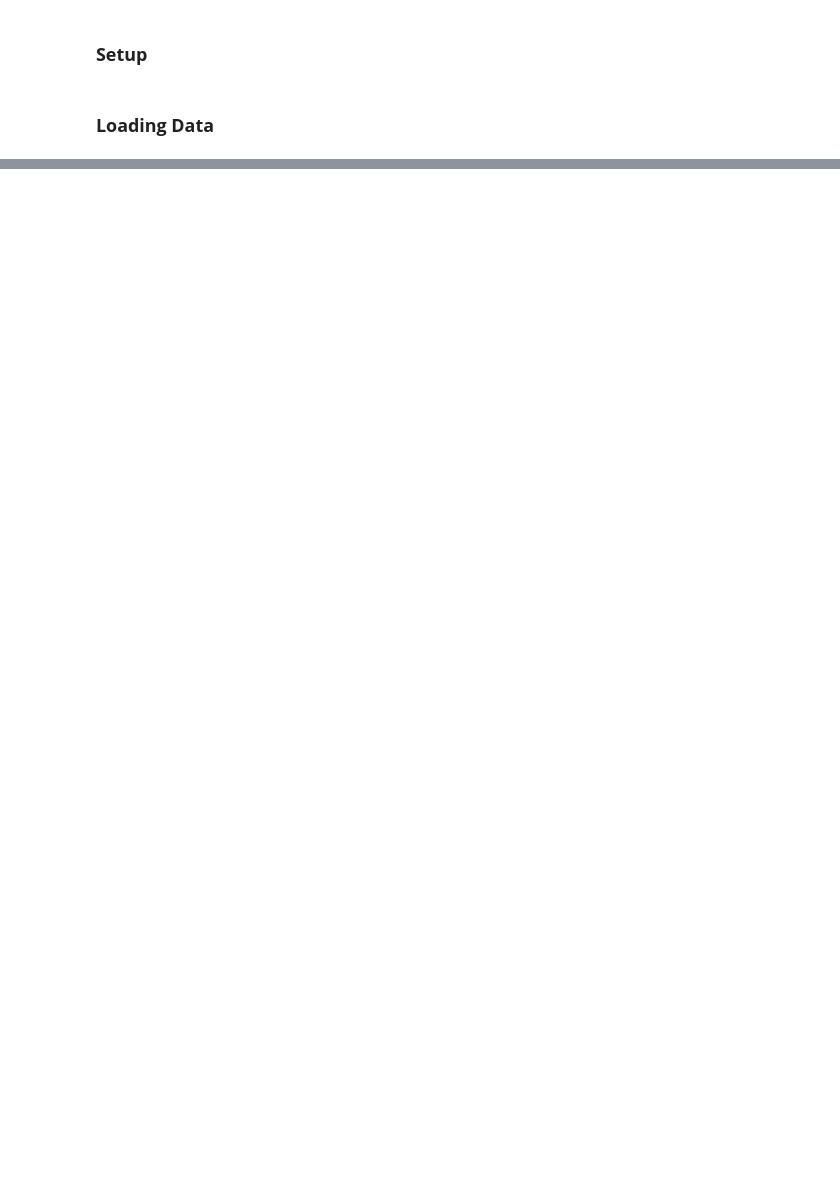
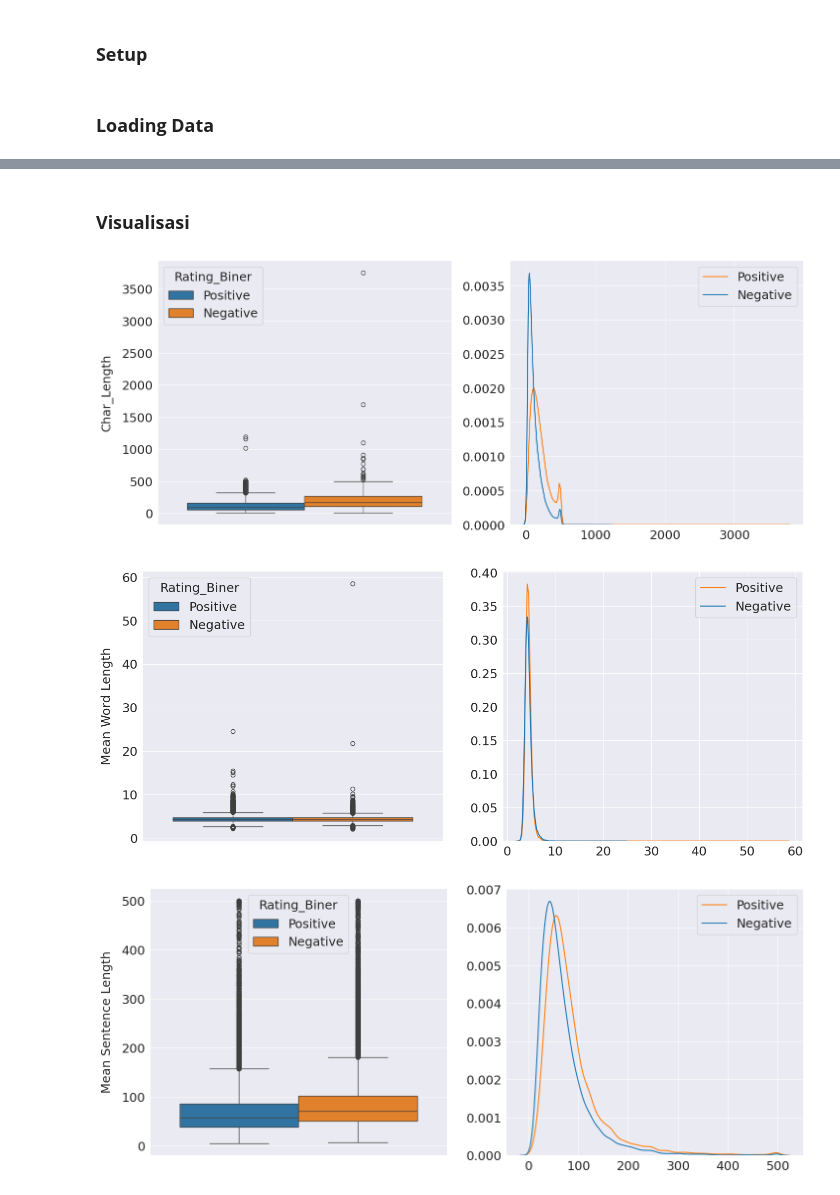
Before and after one commit to firarru/NLP-Spotify-Review, a Jupyter notebook: NLP_Spotify_Reviews.ipynb, the cells around one changed output, grey strips where cells are left out. Cells and saved outputs as stored; diff of their text form; code cells hidden in the pictures; blank space fills up the shorter version.

```diff
--- a/NLP_Spotify_Reviews.ipynb
+++ b/NLP_Spotify_Reviews.ipynb
@@ -29,0 +140,3 @@ plt.rcParams['font.size'] = 18
+# %%
+df['Word_Count'] = df['Review'].apply(word_count)
+df.head(5)
@@ -29,0 +153,3 @@ plt.rcParams['font.size'] = 18
+# %%
+df['Mean Word Length'] = df['Review'].map(lambda rev: np.mean([len(word) for word in rev.split()]))
+df.head(5)
@@ -29,0 +176,3 @@ plt.rcParams['font.size'] = 18
+# %%
+df['Mean Sentence Length'] = df['Review'].map(lambda rev: np.mean([len(sent) for sent in tokenize.sent_tokenize(rev)]))
+df.head(5)
@@ -29,0 +187,40 @@ plt.rcParams['font.size'] = 18
+# %% [markdown]
+### **Visualisasi**
+# %%
+def visualize_rating_biner(col):
+
+    print()
+    plt.subplot(1,2,1)
+    sns.boxplot(y=df[col], hue=df['Rating_Biner'])
+    plt.ylabel(col, labelpad=12.5)
+
+    plt.subplot(1,2,2)
+    sns.kdeplot(data=df, x=col, hue='Rating_Biner', fill=False)
+    plt.legend(df['Rating_Biner'].unique())
+    plt.xlabel('')
+    plt.ylabel('')
+
+    plt.show()
+
+def visualize_rating(col):
+
+    print()
+    plt.subplot(1,2,1)
+    sns.boxplot(y=df[col], hue=df['Rating'])
+    plt.ylabel(col, labelpad=12.5)
+
+    plt.subplot(1,2,2)
+    sns.kdeplot(data=df, x=col, hue='Rating', fill=False)
+    plt.legend(df['Rating'].unique())
+    plt.xlabel('')
+    plt.ylabel('')
+
+    plt.show()
+# %%
+feature = ['Char_Length', 'Mean Word Length', 'Mean Sentence Length']
+for col in feature:
+    visualize_rating_biner(col)
+# %% [output]
+[figure, added]
+[figure, added]
+[figure, added]
```
Also changed, not shown: parts of 24 cells of this notebook.
